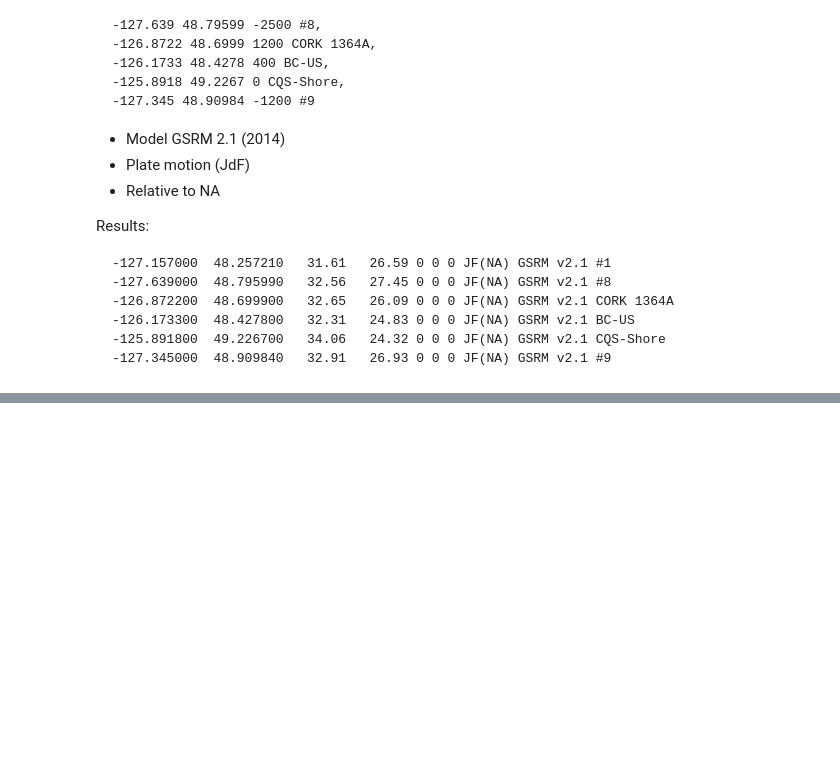
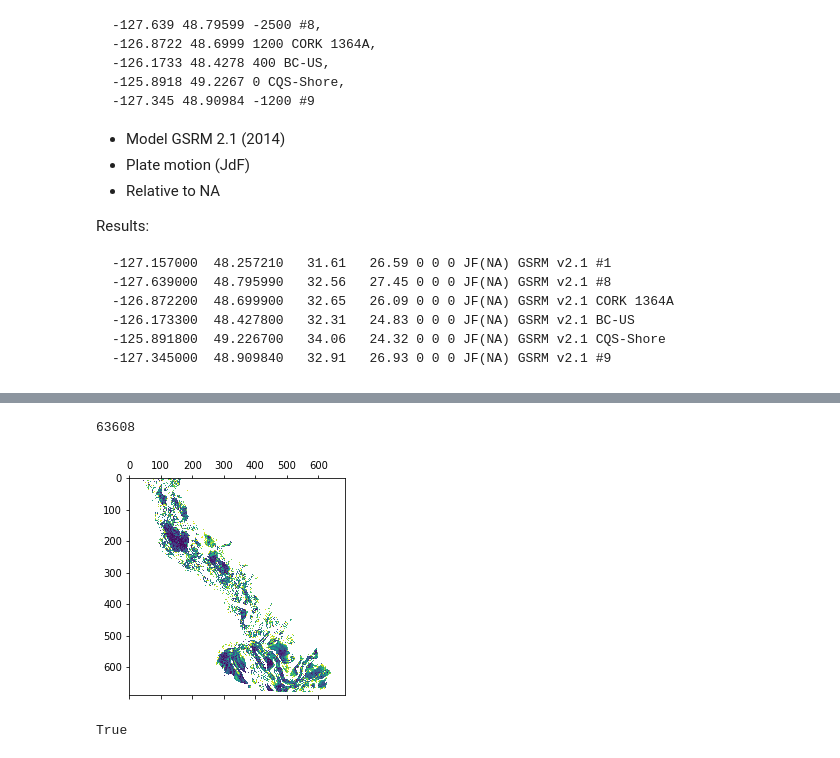
Before and after one commit to MHee/NCSZO-Stations, a Jupyter notebook: index.ipynb, the cells around one changed output, grey strips where cells are left out. Drawn from its saved outputs; the diff is of its cells as text; code cells hidden in the pictures; blank space fills up the shorter version.

```diff
--- a/index.ipynb
+++ b/index.ipynb
@@ -54,0 +337,35 @@ n_start = g.fwd()
+# %%
+mygrd = gmrt.copy()
+mygrd.raster[:] = np.nan
+mygrd.nodata_value = np.nan
+# %%
+count = 0
+for lon in np.arange(gmrt.bounds[0],gmrt.bounds[2],gmrt.x_cell_size): #gmrt.x_cell_size
+    for lat in np.arange(gmrt.bounds[1],gmrt.bounds[3],-gmrt.y_cell_size): # -gmrt.y_cell_size
+        #qual = getStationQuality(lon, lat, manual = False)
+        try:
+            z = gmrt.map_pixel(lon, lat)
+            if z > -800 or z < -2300:
+                # to deep or shallow to be interesting
+                continue
+            #print(z)
+            (x,y) = gmrt.map_pixel_location(lon, lat)
+            #print(x,y)
+            qual = getStationQuality(lon, lat, manual = False)
+            #print(qual)
+            if np.isfinite(qual) and qual < 30:
+                mygrd.raster[x,y] = qual
+                count += 1
+        except:
+            pass
+            #print(lon, lat)
+
+#print(gmrt.raster[347, 454])
+#print(gmrt.map_pixel(-126.00610673270498, 48.494963302421894))
+#gmrt.map_pixel(-126.00610673270498, 48.494963302421894)
+# %%
+mygrd.plot()
+count
+# %% [output]
+63608
+[figure, added]
@@ -54,0 +374,4 @@ n_start = g.fwd()
+# %%
+np.all(np.isfinite(mygrd.raster.data))
+# %% [output]
+True
```
Also changed, not shown: parts of 40 cells of this notebook.
